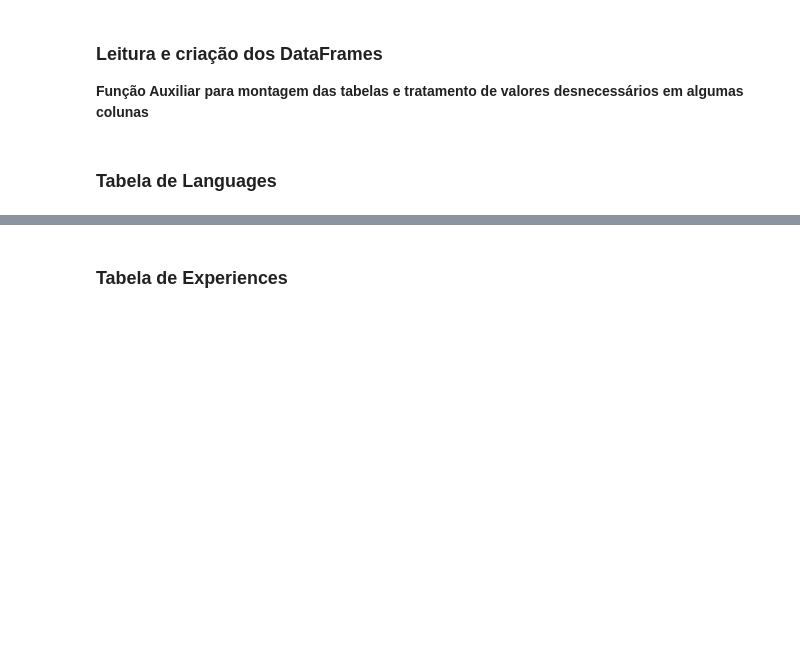
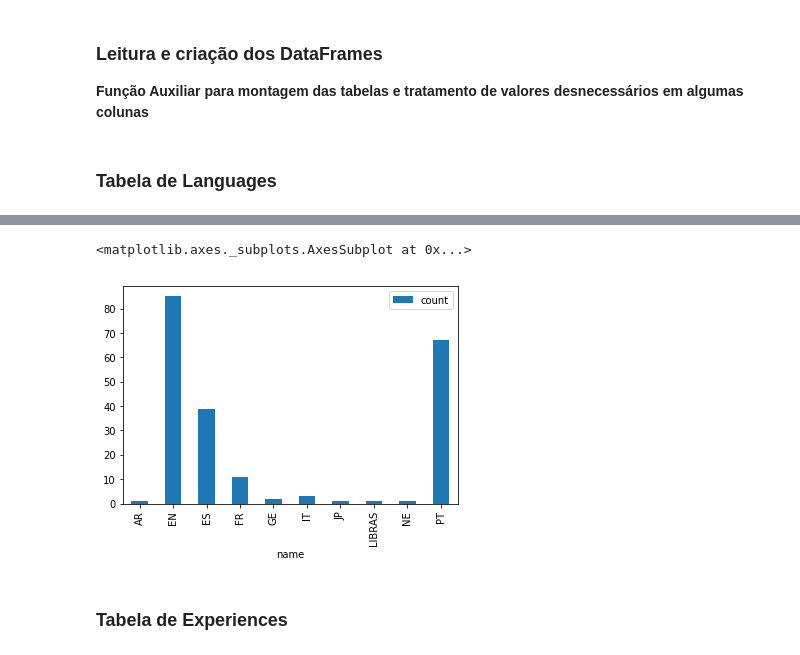
Before and after one commit to ACALBUQUERQUE/introducao-linguagens-estatisticas, a Jupyter notebook: trab/TrabalhoILE.ipynb, the cells around one changed output, grey strips where cells are left out. Saved outputs shown, nothing was run; the diff lists cells and outputs as text; code cells hidden in the pictures; blank space fills up the shorter version.

```diff
--- a/trab/TrabalhoILE.ipynb
+++ b/trab/TrabalhoILE.ipynb
@@ -93 +113,9 @@ setupTable(pandasDF.languages)
 211 rows × 3 columns
+# %%
+totalPersonsForLang = langDF.groupby('name')['personId'].agg(['count'])
+totalPersonsForLang
+# langNameUnique = langDF.name.unique()
+# langNameUnique
+#langDF.proficiency.astype(float).fillna(0.0)
+#
+# langDF.astype(float).groupby('name').proficiency.mean()
@@ -94,3 +135,9 @@ setupTable(pandasDF.languages)
+# %%
+%matplotlib inline
+totalPersonsForLang.plot(kind='bar')
+# %% [output]
+<matplotlib.axes._subplots.AxesSubplot at 0x...>
+[figure, added]
 # %% [markdown]
 ### Tabela de Experiences
 # %%
```
Also changed, not shown: parts of 18 cells of this notebook.
